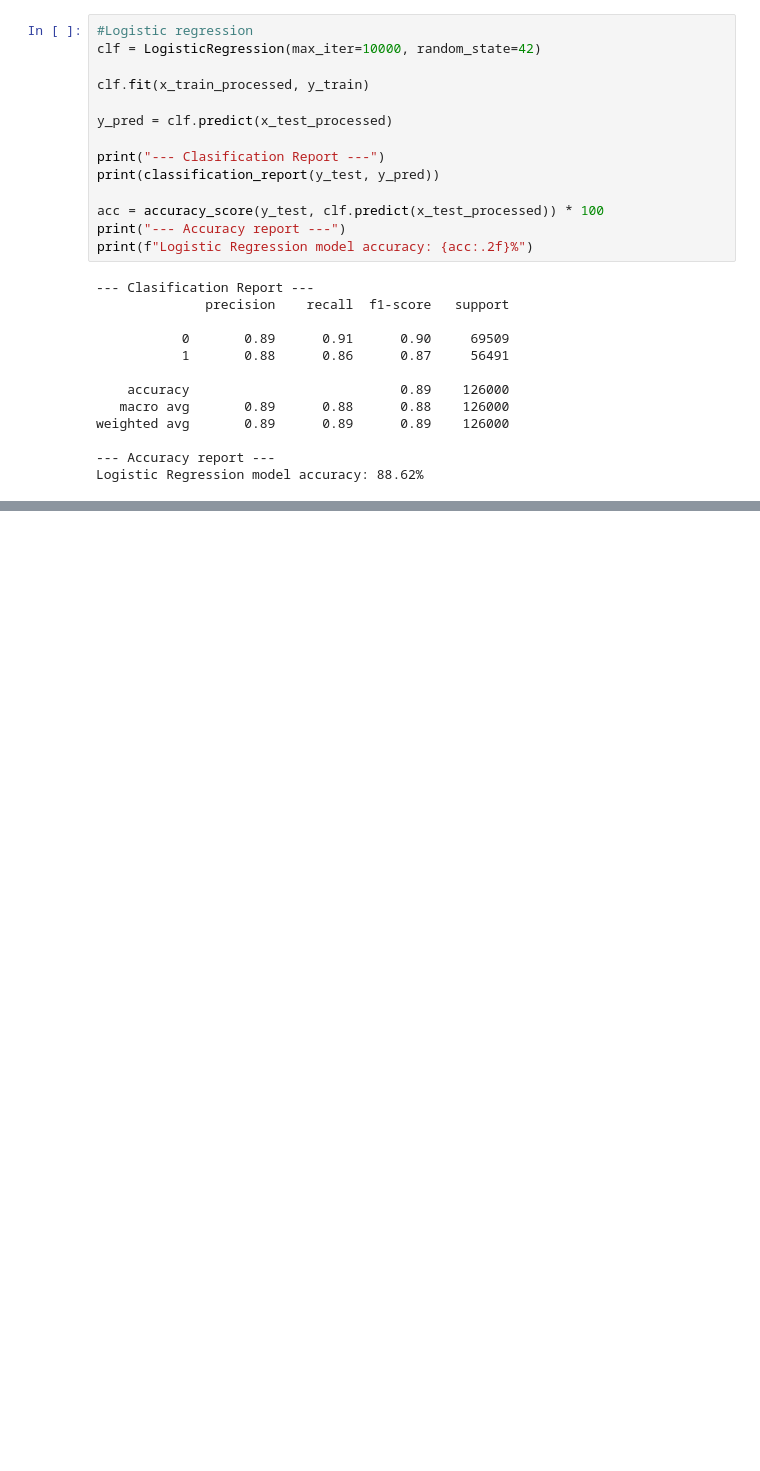
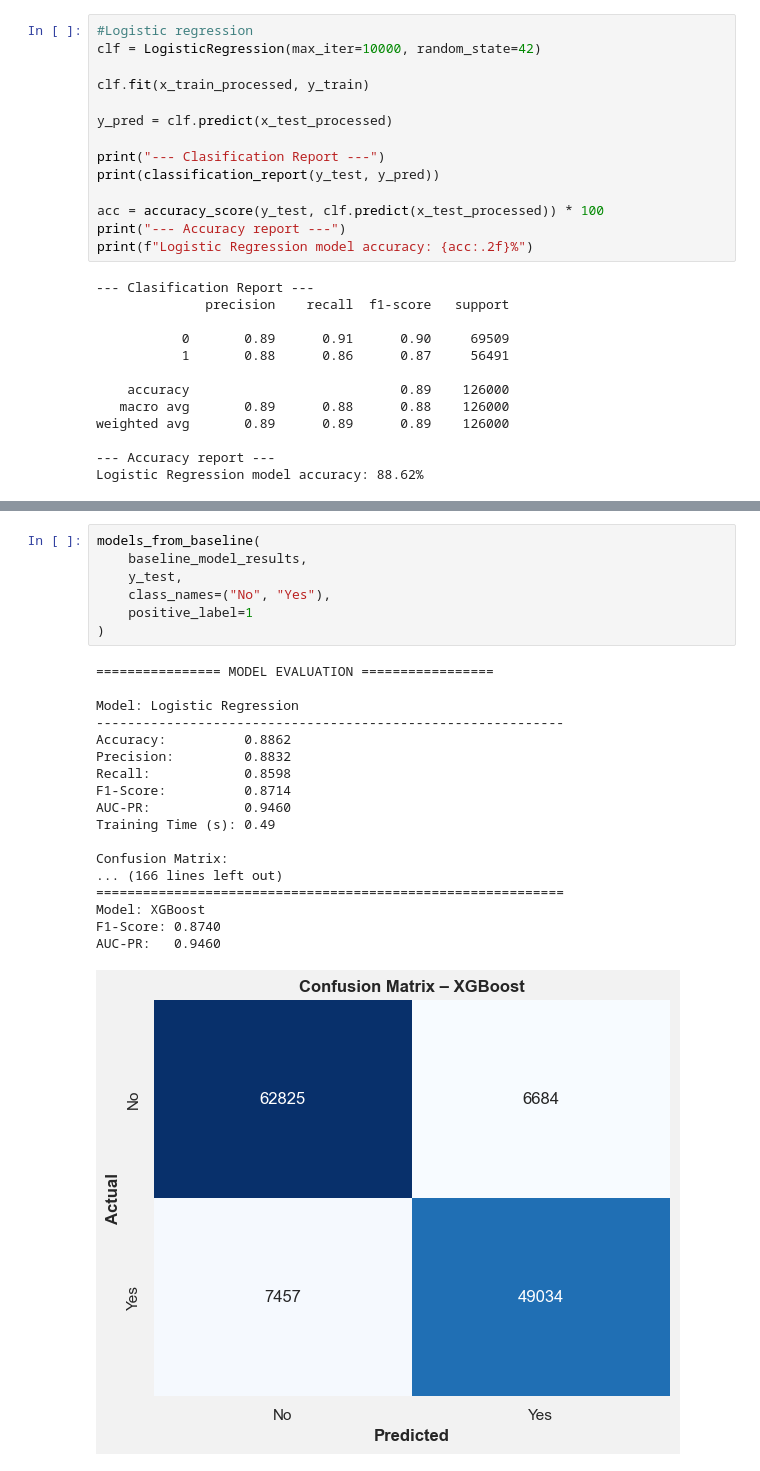
Before and after one commit to JeroHoyos/predicting_heart_disease, a Jupyter notebook: predicting-heart-disease.ipynb, the cells around one changed output, grey strips where cells are left out. Drawn from its saved outputs; the diff is of its cells as text; blank space fills up the shorter version.

Commit message:
Agregando entrenamiento usando varios modelos de clasificación

```diff
--- a/predicting-heart-disease.ipynb
+++ b/predicting-heart-disease.ipynb
@@ -690,0 +870,26 @@ plt.show()
+# %%
+models_from_baseline(
+    baseline_model_results,
+    y_test,
+    class_names=("No", "Yes"),
+    positive_label=1
+)
+# %% [output]
+================ MODEL EVALUATION =================
+
+Model: Logistic Regression
+------------------------------------------------------------
+Accuracy:          0.8862
+Precision:         0.8832
+Recall:            0.8598
+F1-Score:          0.8714
+AUC-PR:            0.9460
+Training Time (s): 0.49
+
+Confusion Matrix:
+... (166 lines left out)
+============================================================
+Model: XGBoost
+F1-Score: 0.8740
+AUC-PR:   0.9460
+[figure, added]
```
Also changed, not shown: parts of 24 cells of this notebook, 1 other file.
